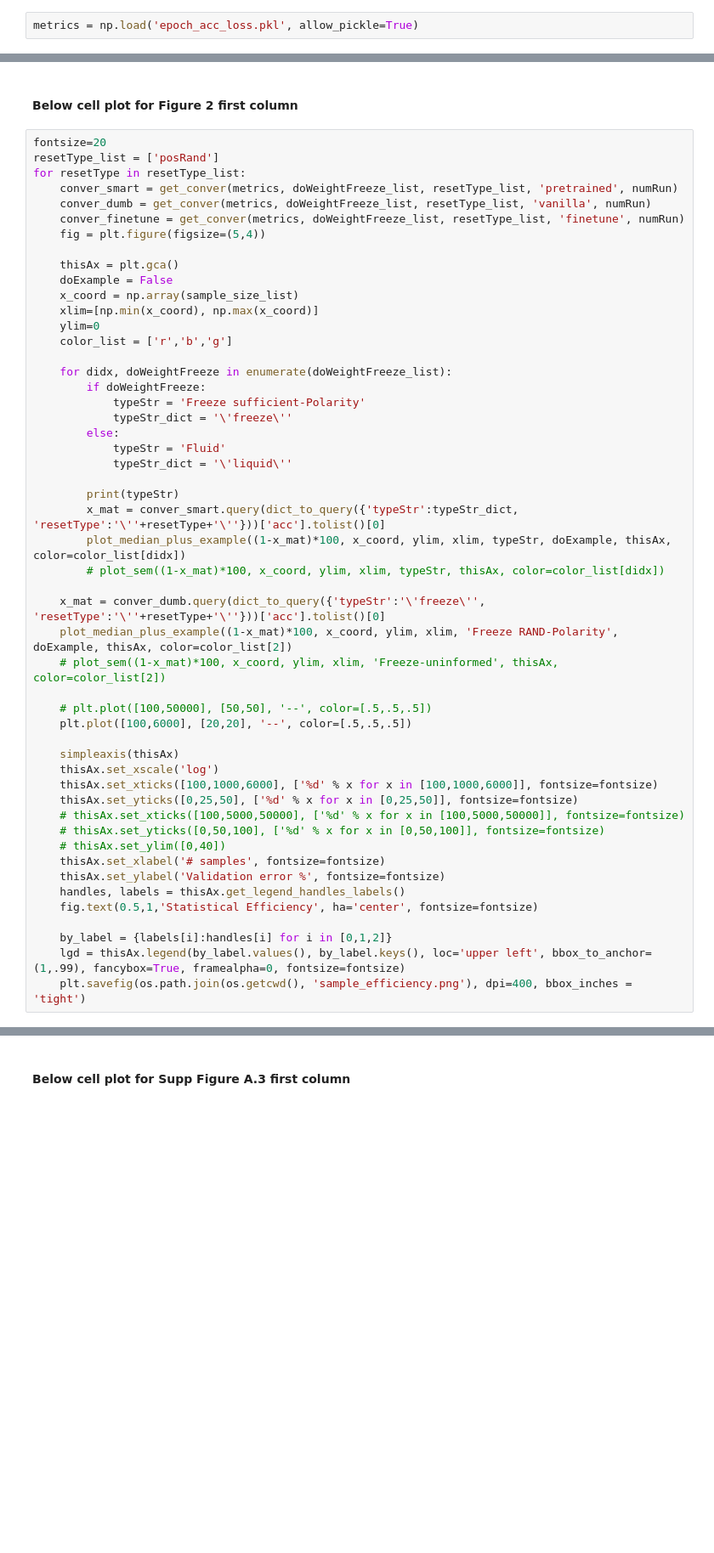
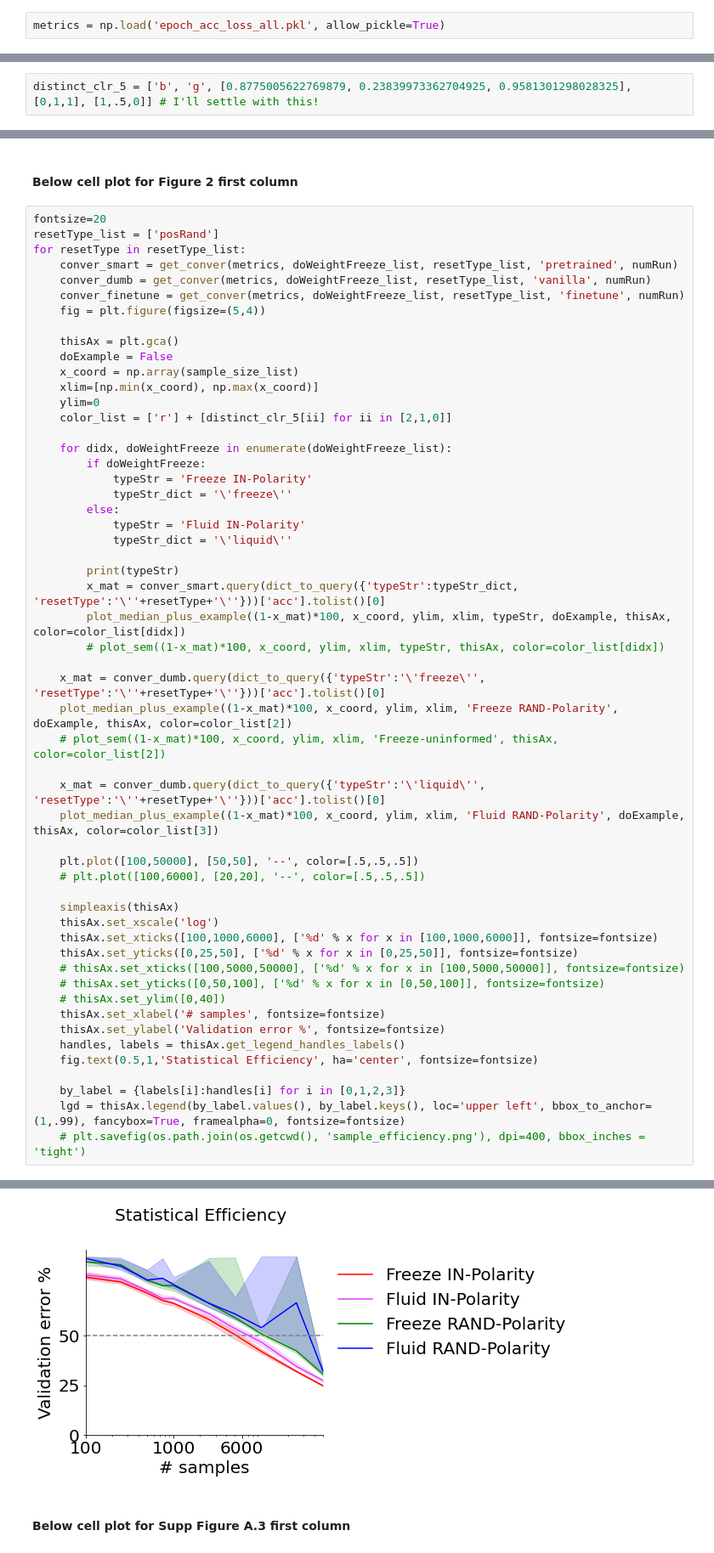
Before and after one commit to AliceQingyangWang/weightPolarityExpr, a Jupyter notebook: CV/tutorial_CV.ipynb, the cells around one changed output, grey strips where cells are left out. Shown at 85% size. Cells and saved outputs as stored; diff of their text form; blank space fills up the shorter version.

```diff
--- a/CV/tutorial_CV.ipynb
+++ b/CV/tutorial_CV.ipynb
@@ -70,7 +70,7 @@ np_paint_color = np.vectorize(paint_color, otypes = [np.ndarray])
 ### 2.Load Data
 * Here, we will use experiment data presented in the manuscript. They are presented in the main text, each experiment was ran for 20 repeats
 # %%
-metrics = np.load('epoch_acc_loss.pkl', allow_pickle=True)
+metrics = np.load('epoch_acc_loss_all.pkl', allow_pickle=True)
 # %%
 # Decided to still mannually define here so that it can be cross-checked with the loaded data
 config = {}
@@ -88,3 +99,5 @@ resetType_list = ['posRand']
+# %%
+distinct_clr_5 = ['b', 'g', [0.8775005622769879, 0.23839973362704925, 0.9581301298028325], [0,1,1], [1,.5,0]] # I'll settle with this!
 # %% [markdown]
 ### 3.**DATA: Statistical Efficiency** - Figure 2 & 3 first column
 # %% [markdown]
@@ -158,14 +171,14 @@ for resetType in resetType_list:
     x_coord = np.array(sample_size_list)
     xlim=[np.min(x_coord), np.max(x_coord)]
     ylim=0
-    color_list = ['r','b','g']
+    color_list = ['r'] + [distinct_clr_5[ii] for ii in [2,1,0]]
 
     for didx, doWeightFreeze in enumerate(doWeightFreeze_list):
         if doWeightFreeze:
-            typeStr = 'Freeze sufficient-Polarity'
+            typeStr = 'Freeze IN-Polarity'
             typeStr_dict = '\'freeze\''
         else:
-            typeStr = 'Fluid'
+            typeStr = 'Fluid IN-Polarity'
             typeStr_dict = '\'liquid\''
 
         print(typeStr)
@@ -177,8 +190,11 @@ for resetType in resetType_list:
     plot_median_plus_example((1-x_mat)*100, x_coord, ylim, xlim, 'Freeze RAND-Polarity', doExample, thisAx, color=color_list[2])
     # plot_sem((1-x_mat)*100, x_coord, ylim, xlim, 'Freeze-uninformed', thisAx, color=color_list[2])
 
-    # plt.plot([100,50000], [50,50], '--', color=[.5,.5,.5])
-    plt.plot([100,6000], [20,20], '--', color=[.5,.5,.5])
+    x_mat = conver_dumb.query(dict_to_query({'typeStr':'\'liquid\'', 'resetType':'\''+resetType+'\''}))['acc'].tolist()[0]
+    plot_median_plus_example((1-x_mat)*100, x_coord, ylim, xlim, 'Fluid RAND-Polarity', doExample, thisAx, color=color_list[3])
+
+    plt.plot([100,50000], [50,50], '--', color=[.5,.5,.5])
+    # plt.plot([100,6000], [20,20], '--', color=[.5,.5,.5])
 
     simpleaxis(thisAx)
     thisAx.set_xscale('log')
@@ -192,6 +208,7 @@ for resetType in resetType_list:
     handles, labels = thisAx.get_legend_handles_labels()
     fig.text(0.5,1,'Statistical Efficiency', ha='center', fontsize=fontsize)
 
-    by_label = {labels[i]:handles[i] for i in [0,1,2]}
+    by_label = {labels[i]:handles[i] for i in [0,1,2,3]}
     lgd = thisAx.legend(by_label.values(), by_label.keys(), loc='upper left', bbox_to_anchor=(1,.99), fancybox=True, framealpha=0, fontsize=fontsize)
-    plt.savefig(os.path.join(os.getcwd(), 'sample_efficiency.png'), dpi=400, bbox_inches = 'tight')
+    # plt.savefig(os.path.join(os.getcwd(), 'sample_efficiency.png'), dpi=400, bbox_inches = 'tight')
+# %% [output]
@@ -198,3 +225,4 @@ for resetType in resetType_list:
+[figure, added]
 # %% [markdown]
 #### Below cell plot for Supp Figure A.3 first column
 # %%
```
Also changed, not shown: parts of 12 cells of this notebook, 7 other files.
